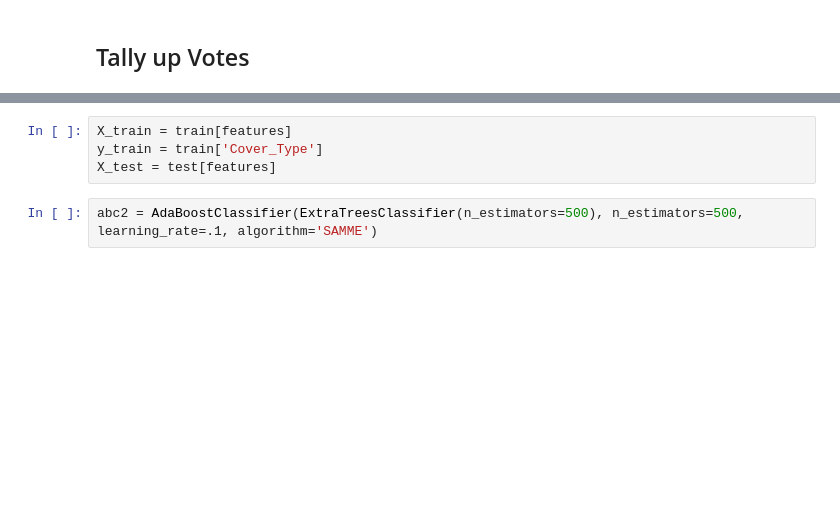
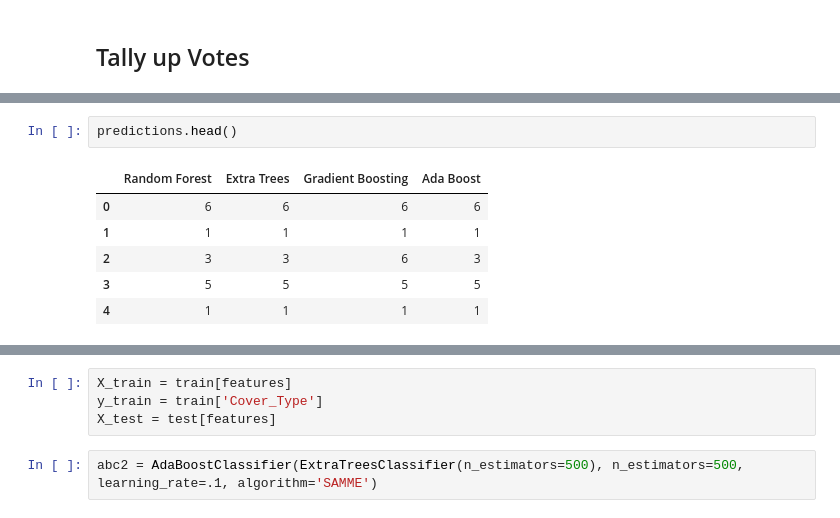
Before and after one commit to willtscott/Kaggle, a Jupyter notebook: forest-cover-type-kernels-only/notebook/Exploration and Basic Learning.ipynb, the cells around one changed output, grey strips where cells are left out. Drawn from its saved outputs; the diff is of its cells as text; blank space fills up the shorter version.

```diff
--- a/forest-cover-type-kernels-only/notebook/Exploration and Basic Learning.ipynb
+++ b/forest-cover-type-kernels-only/notebook/Exploration and Basic Learning.ipynb
@@ -468,0 +466,9 @@ Wall time: 2.98 s
+# %%
+predictions.head()
+# %% [output]
+|  | Random Forest | Extra Trees | Gradient Boosting | Ada Boost |
+| 0 | 6 | 6 | 6 | 6 |
+| 1 | 1 | 1 | 1 | 1 |
+| 2 | 3 | 3 | 6 | 3 |
+| 3 | 5 | 5 | 5 | 5 |
+| 4 | 1 | 1 | 1 | 1 |
```
Also changed, not shown: parts of 22 cells of this notebook, 1 other file.
